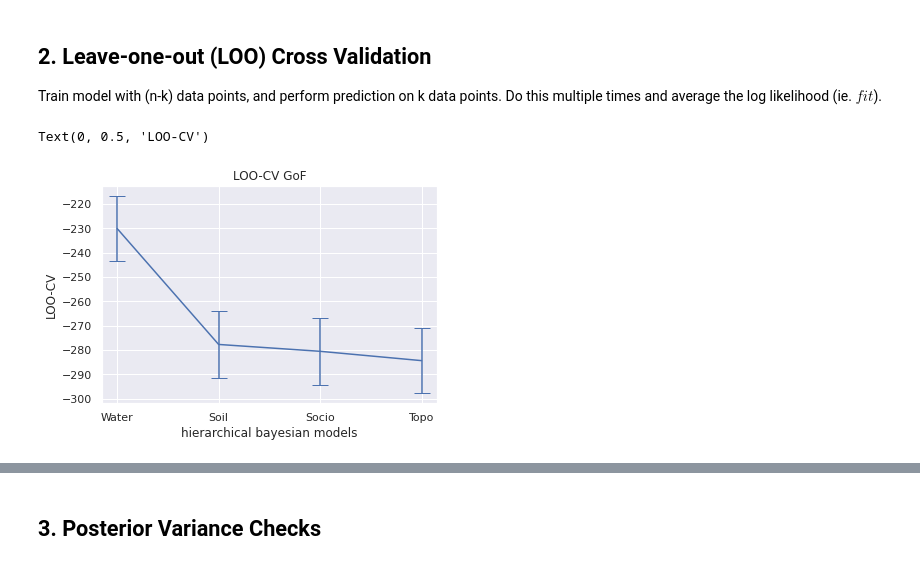
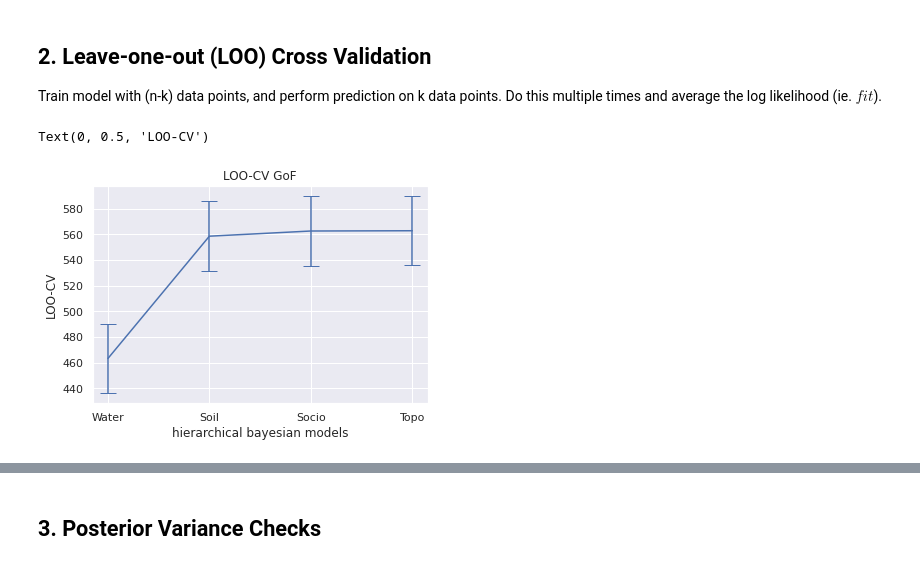
Before and after one commit to juannat7/bayesian_septic, a Jupyter notebook: notebooks/06 goodness_of_fit.ipynb, the cells around one changed output, grey strips where cells are left out. Saved outputs shown, nothing was run; the diff lists cells and outputs as text; code cells hidden in the pictures.

```diff
--- a/notebooks/06 goodness_of_fit.ipynb
+++ b/notebooks/06 goodness_of_fit.ipynb
@@ -112,16 +125,16 @@ Text(0, 0.5, 'WAIC')
 ## 2. Leave-one-out (LOO) Cross Validation
 Train model with (n-k) data points, and perform prediction on k data points. Do this multiple times and average the log likelihood (ie. $fit$).
 # %%
-loo_df = pm.compare(traces_dict, ic='LOO')
+loo_df = pm.compare(traces_dict, ic='LOO', scale='deviance')
 loo_df.reset_index(inplace=True)
 
 # Plot LOO-CV (lower is better)
 ax = loo_df['loo'].plot.line(yerr=loo_df['se'], capsize=8)
 ax.set_xticks(range(len(loo_df)))
 ax.set_xticklabels(['Water', 'Soil', 'Socio', 'Topo'])
 ax.set_title('LOO-CV GoF')
 ax.set_xlabel('hierarchical bayesian models')
 ax.set_ylabel('LOO-CV')
 # %% [output]
 Text(0, 0.5, 'LOO-CV')
-[figure, old version]
+[figure, new version]
```
Also changed, not shown: parts of 5 cells of this notebook, 1 other file.
